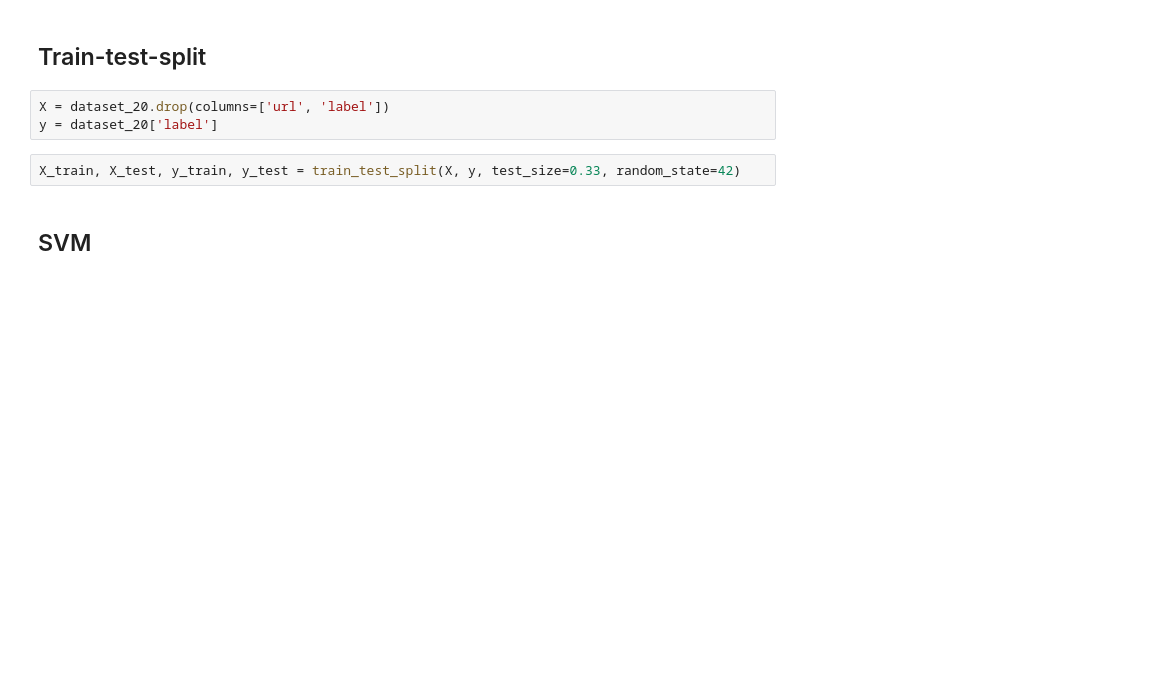
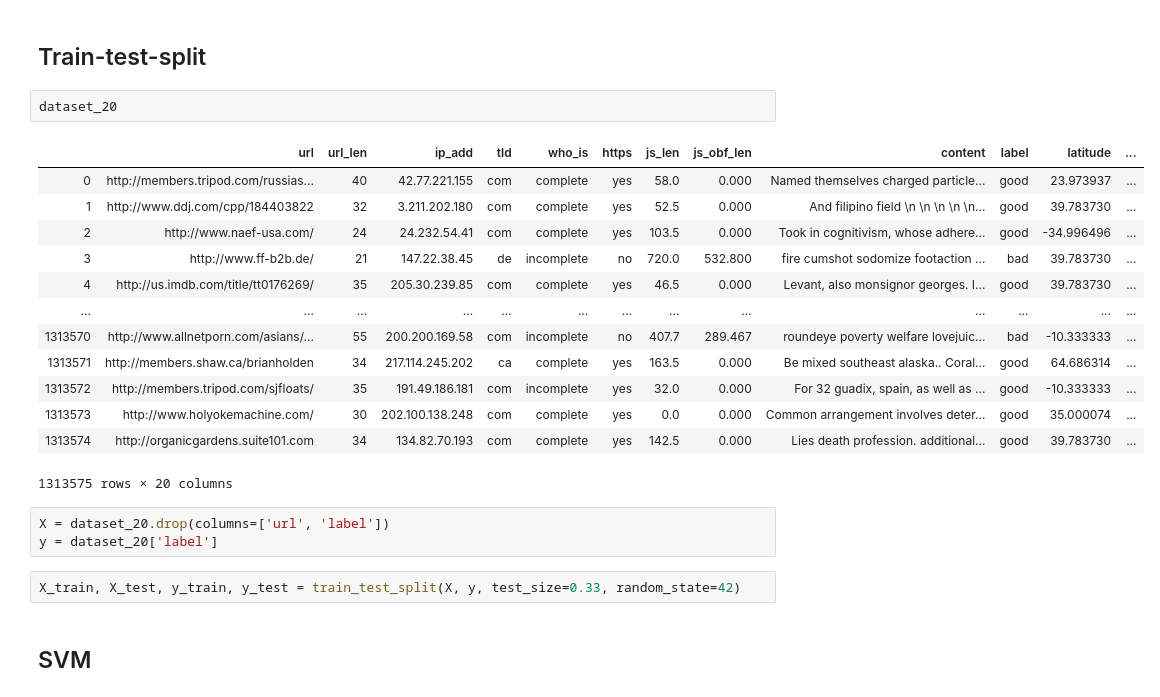
Before and after one commit to AhmadChaiban/Malicious-Website-Feature-Study, a Jupyter notebook: Dataset_20_phase_1_tests.ipynb, the cells around one changed output. Cells and saved outputs as stored; diff of their text form; blank space fills up the shorter version.

Commit message:
New Features dataset 20 saved

```diff
--- a/Dataset_20_phase_1_tests.ipynb
+++ b/Dataset_20_phase_1_tests.ipynb
@@ -274,5 +289,21 @@ dataset_20.head(1)
 # %% [markdown]
 ## Train-test-split
+# %%
+dataset_20
+# %% [output]
+|  | url | url_len | ip_add | tld | who_is | https | js_len | js_obf_len | content | label | latitude | ... |
+| 0 | http://members.tripod.com/russias... | 40 | 42.77.221.155 | com | complete | yes | 58.0 | 0.000 | Named themselves charged particle... | good | 23.973937 | ... |
+| 1 | http://www.ddj.com/cpp/184403822 | 32 | 3.211.202.180 | com | complete | yes | 52.5 | 0.000 | And filipino field \n \n \n \n \n... | good | 39.783730 | ... |
+| 2 | http://www.naef-usa.com/ | 24 | 24.232.54.41 | com | complete | yes | 103.5 | 0.000 | Took in cognitivism, whose adhere... | good | -34.996496 | ... |
+| 3 | http://www.ff-b2b.de/ | 21 | 147.22.38.45 | de | incomplete | no | 720.0 | 532.800 | fire cumshot sodomize footaction ... | bad | 39.783730 | ... |
+| 4 | http://us.imdb.com/title/tt0176269/ | 35 | 205.30.239.85 | com | complete | yes | 46.5 | 0.000 | Levant, also monsignor georges. I... | good | 39.783730 | ... |
+| ... | ... | ... | ... | ... | ... | ... | ... | ... | ... | ... | ... | ... |
+| 1313570 | http://www.allnetporn.com/asians/... | 55 | 200.200.169.58 | com | incomplete | no | 407.7 | 289.467 | roundeye poverty welfare lovejuic... | bad | -10.333333 | ... |
+| 1313571 | http://members.shaw.ca/brianholden | 34 | 217.114.245.202 | ca | complete | yes | 163.5 | 0.000 | Be mixed southeast alaska.. Coral... | good | 64.686314 | ... |
+| 1313572 | http://members.tripod.com/sjfloats/ | 35 | 191.49.186.181 | com | incomplete | yes | 32.0 | 0.000 | For 32 guadix, spain, as well as ... | good | -10.333333 | ... |
+| 1313573 | http://www.holyokemachine.com/ | 30 | 202.100.138.248 | com | complete | yes | 0.0 | 0.000 | Common arrangement involves deter... | good | 35.000074 | ... |
+| 1313574 | http://organicgardens.suite101.com | 34 | 134.82.70.193 | com | complete | yes | 142.5 | 0.000 | Lies death profession. additional... | good | 39.783730 | ... |
+1313575 rows × 20 columns
 # %%
 X = dataset_20.drop(columns=['url', 'label'])
 y = dataset_20['label']
```
Also changed, not shown: parts of 5 cells of this notebook, 1 other file.
